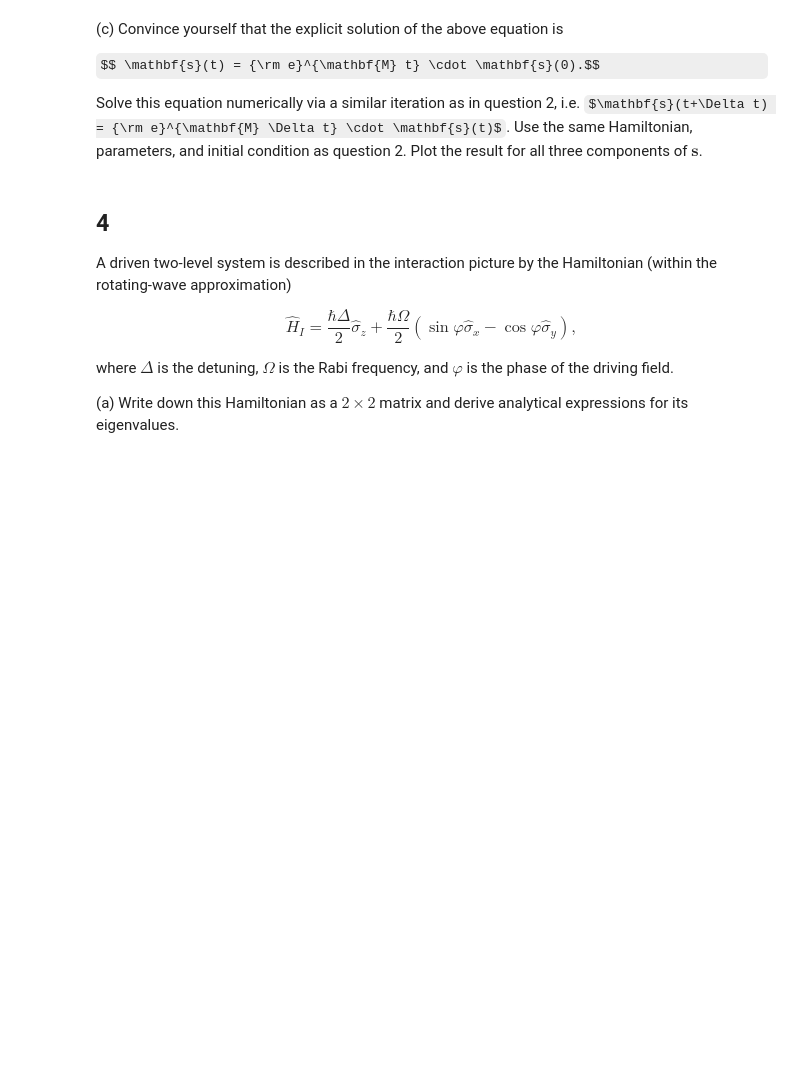
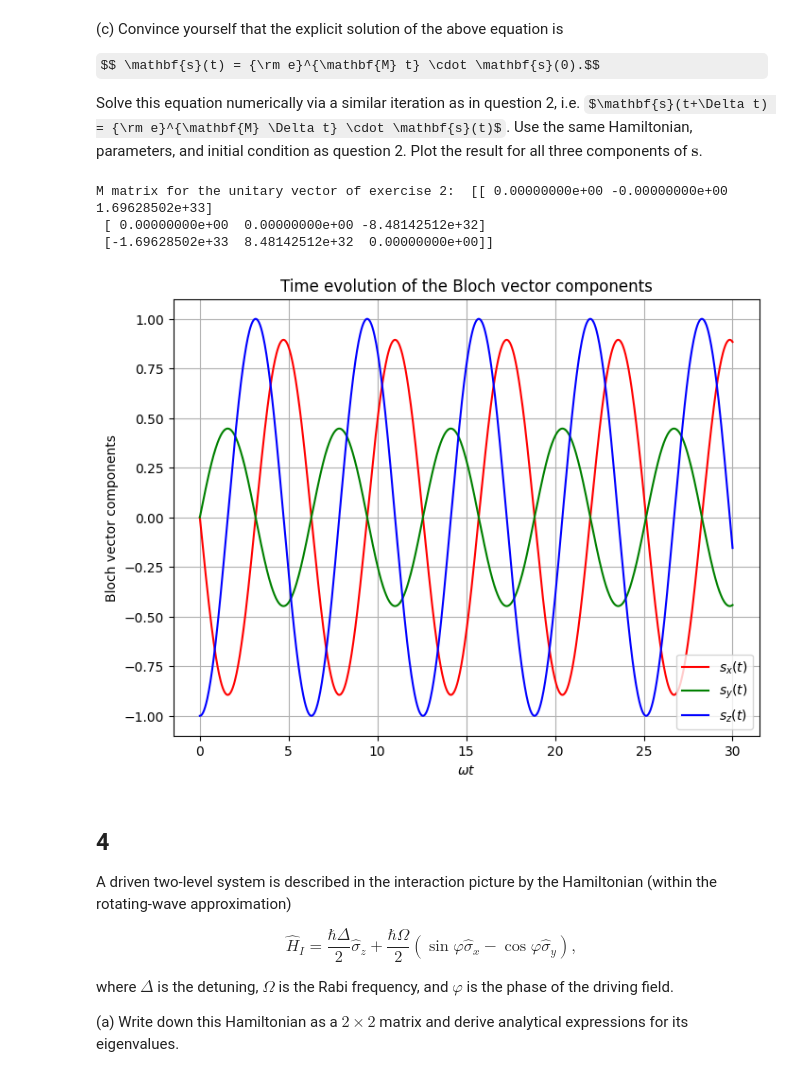
Before and after one commit to JavierAyala381/OpenQuantumSystemsSet1, a Jupyter notebook: Worksheet_1.ipynb, the cells around one changed output. Saved outputs shown, nothing was run; the diff lists cells and outputs as text; code cells hidden in the pictures; some formulas as TeX source; blank space fills up the shorter version.

```diff
--- a/Worksheet_1.ipynb
+++ b/Worksheet_1.ipynb
@@ -157,12 +209,66 @@ where the dot indicates a time derivative. Without any calculation, sketch the s
 $$ \mathbf{\dot{s}} = \mathbf{M}\cdot \mathbf{s},$$
 
 and find an explicit expression for the matrix $\mathbf{M}$.
+# %%
+def M(omega: float, unitary: np.array):
+    ''' Define the matrix M given the unitary vector U '''
+    return omega * np.array([
+        [0, -unitary[2], unitary[1]],
+        [unitary[2], 0, -unitary[0]],
+        [-unitary[1], unitary[0], 0]])
 # %% [markdown]
 (c) Convince yourself that the explicit solution of the above equation is
 
 $$ \mathbf{s}(t) = {\rm e}^{\mathbf{M} t} \cdot \mathbf{s}(0).$$
 
 Solve this equation numerically via a similar iteration  as in question 2, i.e. $\mathbf{s}(t+\Delta t) = {\rm e}^{\mathbf{M} \Delta t} \cdot \mathbf{s}(t)$. Use the same Hamiltonian, parameters, and initial condition as question 2. Plot the result for all three components of $\mathbf{s}$.
+# %%
+# Compute the M matrix for the unitary vector u
+M_matrix = M(omega, u)
+print("M matrix for the unitary vector of exercise 2: ", M_matrix)
+
+def S(delta_t: float, s: np.array):
+    '''Compute the evolution of the block vector in time step Δt'''
+    return np.dot(scipy.linalg.expm(M_matrix * delta_t), s)
+# %% [output]
+M matrix for the unitary vector of exercise 2:  [[ 0.00000000e+00 -0.00000000e+00  1.69628502e+33]
+ [ 0.00000000e+00  0.00000000e+00 -8.48142512e+32]
+ [-1.69628502e+33  8.48142512e+32  0.00000000e+00]]
+# %%
+# Initial condition: Bloch vector
+s = np.array([0, 0, -1])  # Initial state |down⟩ in Bloch vector form
+
+#Evolves the Bloch vector using matrix exponential method
+s_t = np.zeros((N+1, 3))  # Store the Bloch vector at each time step for the x,y,z
+s_initial = s
+s_t[0] = s_initial
+
+# Iterate over the elements
+for n in range(N):
+    # Evolve the Bloch vector
+    s_t[n+1] = S(delta_t,  s_t[n])
+
+# Convert to NumPy array for easier plotting
+# Extract the x, y, z components of the Bloch vector
+s_x = s_t[:, 0]
+s_y = s_t[:, 1]
+s_z = s_t[:, 2]
+
+time = np.linspace(0, t_max, N+1)
+
+# Plot the results
+plt.figure(figsize=(8, 6))
+plt.plot(time * omega, s_x, label='$s_x(t)$', color='r')
+plt.plot(time * omega, s_y, label='$s_y(t)$', color='g')
+plt.plot(time * omega, s_z, label='$s_z(t)$', color='b')
+plt.xlabel('$\omega t$')
+plt.ylabel('Bloch vector components')
+plt.title('Time evolution of the Bloch vector components')
+plt.legend()
+plt.grid(True)
+plt.show()
+# %% [output]
+[figure, added]
 # %% [markdown]
 ## 4
 A driven two-level system is described in the interaction picture by the Hamiltonian (within the rotating-wave approximation)
```
Also changed, not shown: parts of 11 cells of this notebook.
